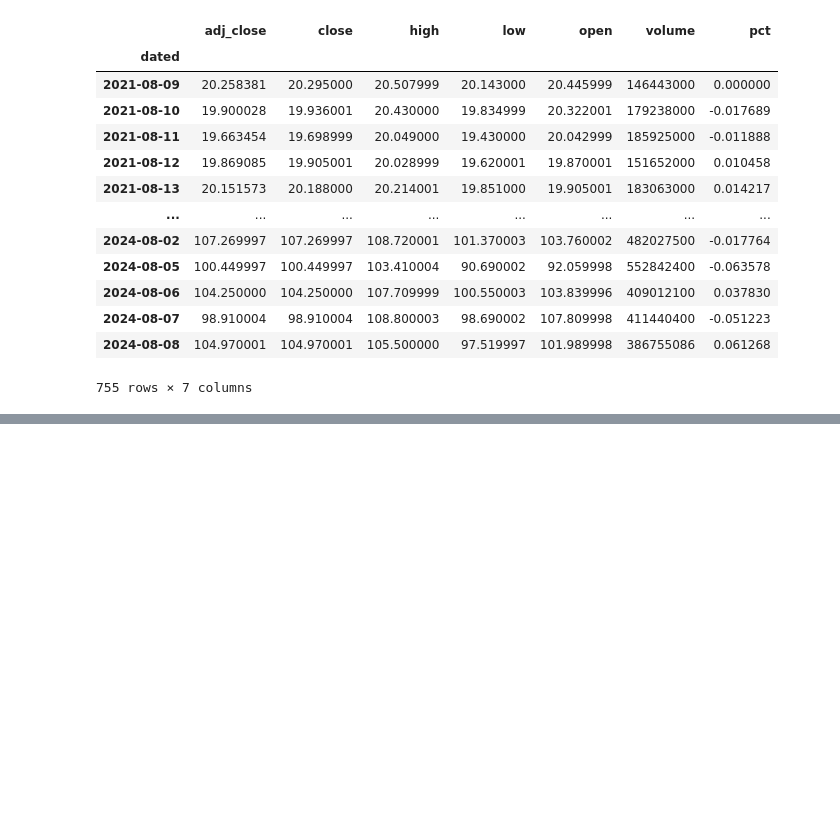
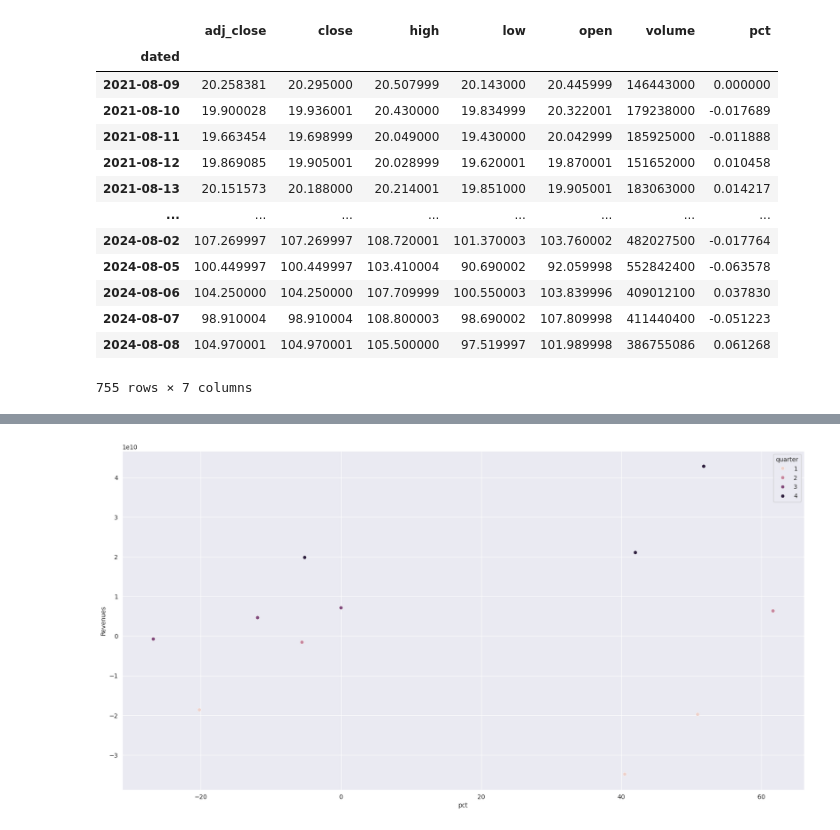
Before and after one commit to Vostanis/renai, a Jupyter notebook: research/dev.ipynb, the cells around one changed output, grey strips where cells are left out. Cells and saved outputs as stored; diff of their text form; code cells hidden in the pictures; blank space fills up the shorter version.

```diff
--- a/research/dev.ipynb
+++ b/research/dev.ipynb
@@ -321,0 +277,4 @@ ml
+# %%
+filter = ml[(ml['days_since_earnings'] == 0)]
+# filter.loc[:, filter.ne(0).any()]
+filter
@@ -321,0 +296,4 @@ ml
+# %%
+core_ml = filter.drop(columns=['earnings_date', 'next_earnings_date', 'is_earnings_date', 'days_until_earnings', 'days_since_earnings', 'volume', 'pct'])
+core_ml['pct'] = core_ml['adj_close'].pct_change().fillna(0) * 100
+core_ml['']
@@ -321,0 +315,10 @@ ml
+# %%
+plt.figure(figsize=(20, 10))
+sns.scatterplot(x=core_ml['pct'], y=core_ml['Revenues'], hue=core_ml['quarter'])
+plt.show()
+
+# plt.figure(figsize=(20, 20))
+# sns.heatmap(core_ml, )
+# plt.show()
+# %% [output]
+[figure, added]
```
Also changed, not shown: parts of 8 cells of this notebook.
